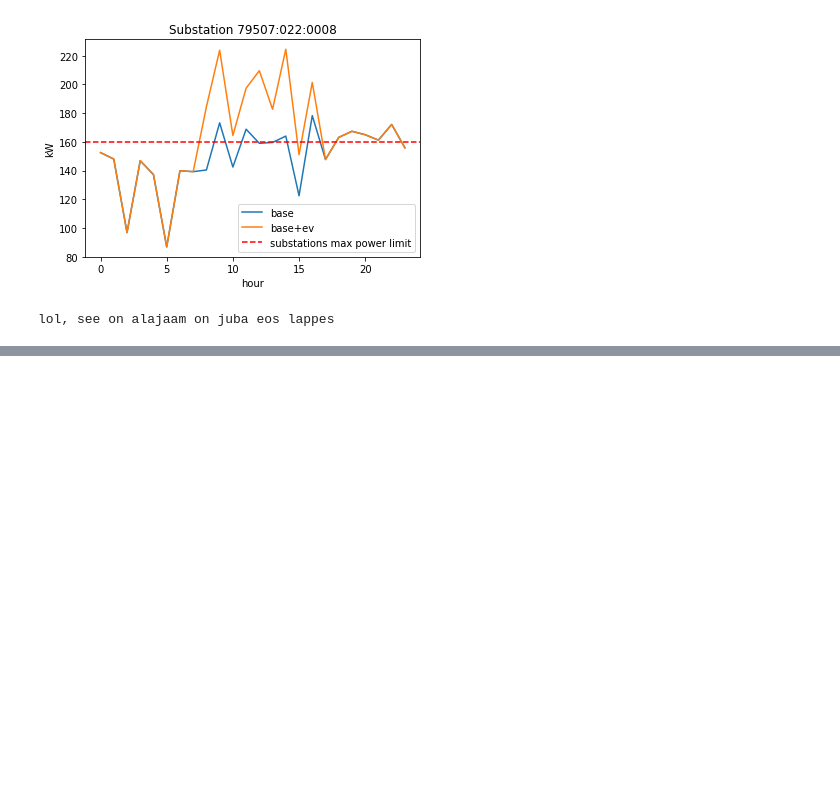
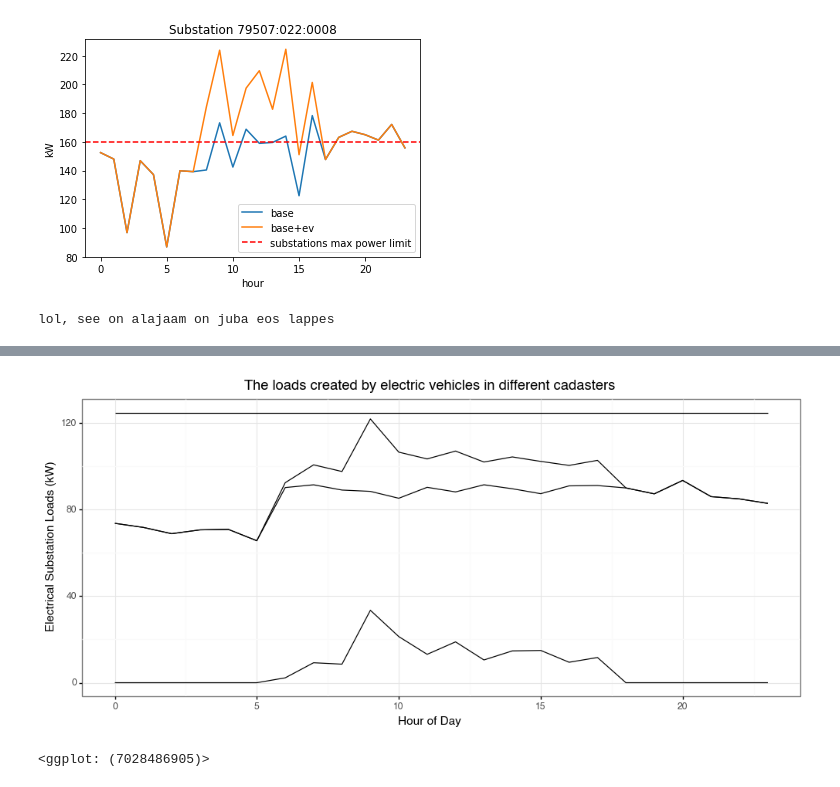
Before and after one commit to ilmaruduste/grid_congestion_manager, a Jupyter notebook: Data_Processing.ipynb, the cells around one changed output, grey strips where cells are left out. Saved outputs shown, nothing was run; the diff lists cells and outputs as text; code cells hidden in the pictures; blank space fills up the shorter version.

```diff
--- a/Data_Processing.ipynb
+++ b/Data_Processing.ipynb
@@ -123,0 +211,4 @@ lol, see on alajaam on juba eos lappes
+# %%
+avg_loads_dataframe = loads_dataframe.groupby('hour').mean().reset_index()
+avg_loads_dataframe['combined_load'] = avg_loads_dataframe['baseloads'] + avg_loads_dataframe['ev_loads']
+avg_loads_dataframe.head()
@@ -123,0 +222,17 @@ lol, see on alajaam on juba eos lappes
+# %%
+
+plotnine.options.figure_size = (12,5)
+
+fig = (
+    ggplot(data = avg_loads_dataframe, mapping = aes(x = 'hour')) +
+    geom_line(mapping = aes(y='ev_loads'), color="black") +
+    geom_line(mapping = aes(y='baseloads')) +
+    geom_line(mapping = aes(y='power_limit')) +
+    geom_line(mapping = aes(y='combined_load')) +
+    theme_bw() + xlab('Hour of Day') + ylab('Electrical Substation Loads (kW)') + scale_color_discrete(guide=False) + ggtitle('The loads created by electric vehicles in different cadasters') +
+    theme(text=element_text(family="Helvetica"))
+)
+fig
+# %% [output]
+[figure, added]
+<ggplot: (7028486905)>
```
Also changed, not shown: parts of 11 cells of this notebook.
